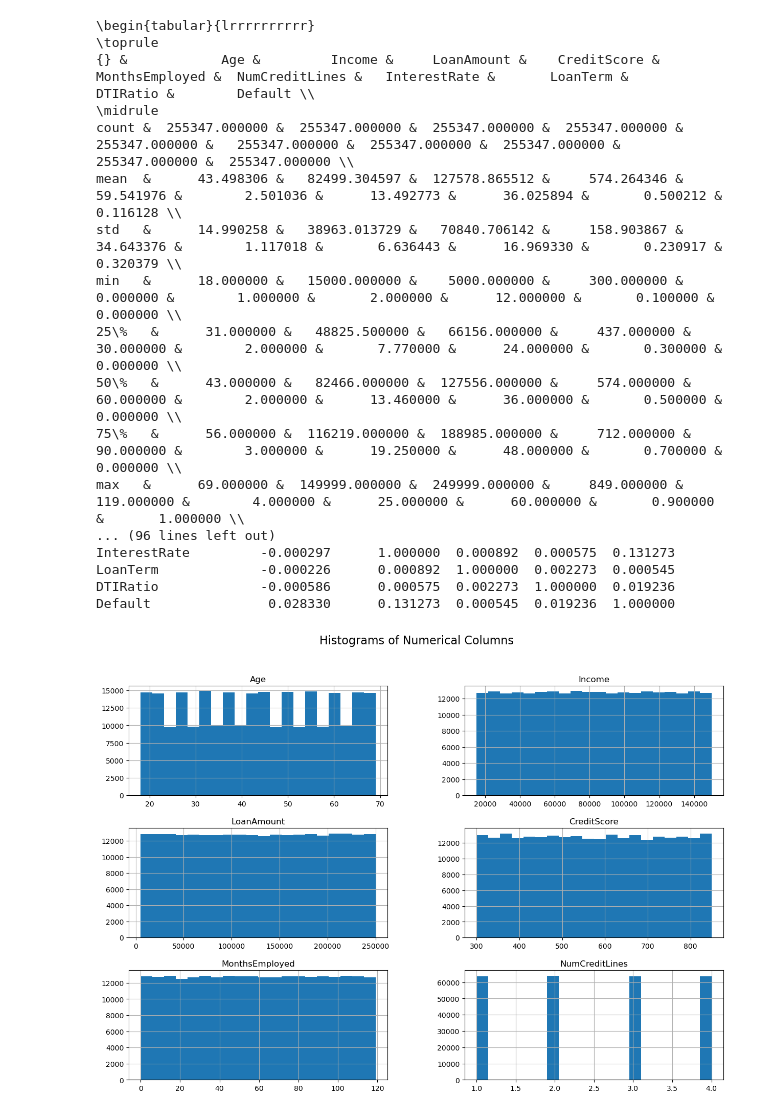
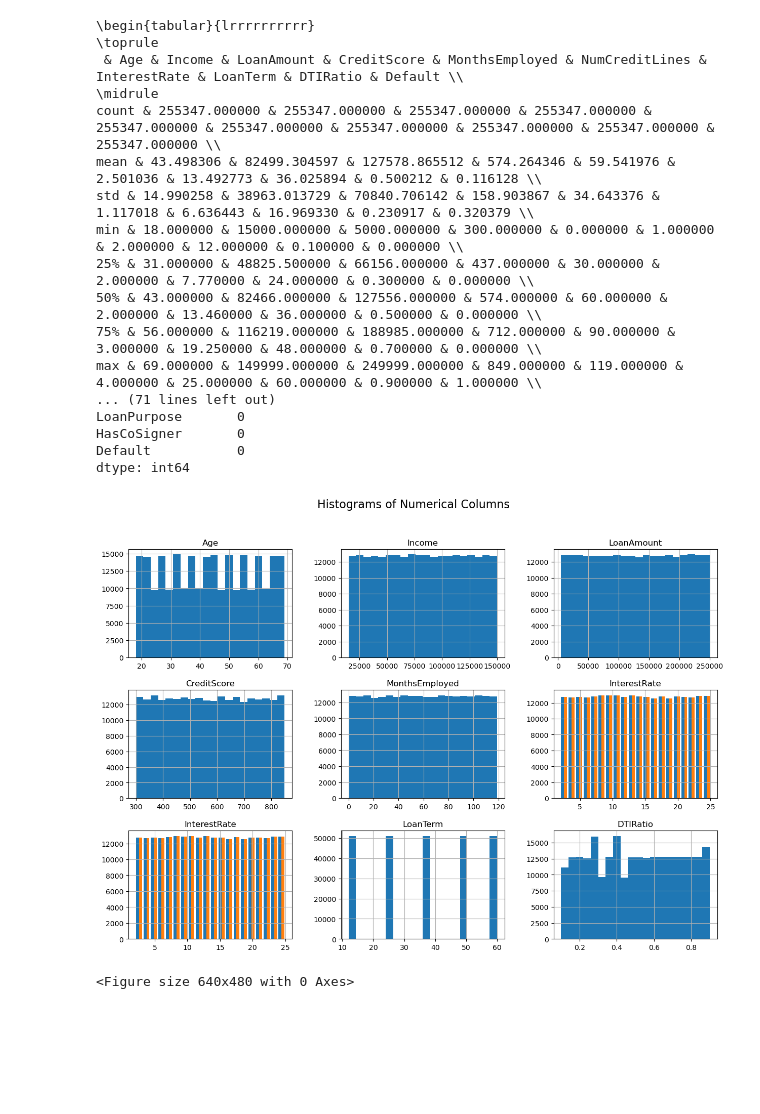
Before and after one commit to statds/course-paper-or-presentation-ChrisTruedson, a Jupyter notebook: code/STAT3494W Project Code.ipynb, the cells around one changed output. Cells and saved outputs as stored; diff of their text form; code cells hidden in the pictures; blank space fills up the shorter version.

Commit message:
extensive code updates including various models and visualizations

```diff
--- a/code/STAT3494W Project Code.ipynb
+++ b/code/STAT3494W Project Code.ipynb
@@ -35,38 +39,38 @@ unique_counts = loan_default.nunique()
 # Count of missing values in each column
 missing_counts = loan_default.isnull().sum()
 
-# Correlation matrix for numerical columns
-correlation_matrix = loan_default.corr()
-
 # Display these statistics
 print("Summary Statistics:\n", summary_stats)
 print("\nNumber of Unique Values:\n", unique_counts)
 print("\nMissing Value Counts:\n", missing_counts)
-print("\nCorrelation Matrix:\n", correlation_matrix)
 # %% [output]
 \begin{tabular}{lrrrrrrrrrr}
 \toprule
-{} &            Age &         Income &     LoanAmount &    CreditScore &  MonthsEmployed &  NumCreditLines &   InterestRate &       LoanTerm &       DTIRatio &        Default \\
+ & Age & Income & LoanAmount & CreditScore & MonthsEmployed & NumCreditLines & InterestRate & LoanTerm & DTIRatio & Default \\
 \midrule
-count &  255347.000000 &  255347.000000 &  255347.000000 &  255347.000000 &   255347.000000 &   255347.000000 &  255347.000000 &  255347.000000 &  255347.000000 &  255347.000000 \\
-mean  &      43.498306 &   82499.304597 &  127578.865512 &     574.264346 &       59.541976 &        2.501036 &      13.492773 &      36.025894 &       0.500212 &       0.116128 \\
-std   &      14.990258 &   38963.013729 &   70840.706142 &     158.903867 &       34.643376 &        1.117018 &       6.636443 &      16.969330 &       0.230917 &       0.320379 \\
-min   &      18.000000 &   15000.000000 &    5000.000000 &     300.000000 &        0.000000 &        1.000000 &       2.000000 &      12.000000 &       0.100000 &       0.000000 \\
-25\%   &      31.000000 &   48825.500000 &   66156.000000 &     437.000000 &       30.000000 &        2.000000 &       7.770000 &      24.000000 &       0.300000 &       0.000000 \\
-50\%   &      43.000000 &   82466.000000 &  127556.000000 &     574.000000 &       60.000000 &        2.000000 &      13.460000 &      36.000000 &       0.500000 &       0.000000 \\
-75\%   &      56.000000 &  116219.000000 &  188985.000000 &     712.000000 &       90.000000 &        3.000000 &      19.250000 &      48.000000 &       0.700000 &       0.000000 \\
-max   &      69.000000 &  149999.000000 &  249999.000000 &     849.000000 &      119.000000 &        4.000000 &      25.000000 &      60.000000 &       0.900000 &       1.000000 \\
-... (96 lines left out)
-InterestRate         -0.000297      1.000000  0.000892  0.000575  0.131273
-LoanTerm             -0.000226      0.000892  1.000000  0.002273  0.000545
-DTIRatio             -0.000586      0.000575  0.002273  1.000000  0.019236
-Default               0.028330      0.131273  0.000545  0.019236  1.000000
+count & 255347.000000 & 255347.000000 & 255347.000000 & 255347.000000 & 255347.000000 & 255347.000000 & 255347.000000 & 255347.000000 & 255347.000000 & 255347.000000 \\
+mean & 43.498306 & 82499.304597 & 127578.865512 & 574.264346 & 59.541976 & 2.501036 & 13.492773 & 36.025894 & 0.500212 & 0.116128 \\
+std & 14.990258 & 38963.013729 & 70840.706142 & 158.903867 & 34.643376 & 1.117018 & 6.636443 & 16.969330 & 0.230917 & 0.320379 \\
+min & 18.000000 & 15000.000000 & 5000.000000 & 300.000000 & 0.000000 & 1.000000 & 2.000000 & 12.000000 & 0.100000 & 0.000000 \\
+25% & 31.000000 & 48825.500000 & 66156.000000 & 437.000000 & 30.000000 & 2.000000 & 7.770000 & 24.000000 & 0.300000 & 0.000000 \\
+50% & 43.000000 & 82466.000000 & 127556.000000 & 574.000000 & 60.000000 & 2.000000 & 13.460000 & 36.000000 & 0.500000 & 0.000000 \\
+75% & 56.000000 & 116219.000000 & 188985.000000 & 712.000000 & 90.000000 & 3.000000 & 19.250000 & 48.000000 & 0.700000 & 0.000000 \\
+max & 69.000000 & 149999.000000 & 249999.000000 & 849.000000 & 119.000000 & 4.000000 & 25.000000 & 60.000000 & 0.900000 & 1.000000 \\
+... (71 lines left out)
+LoanPurpose       0
+HasCoSigner       0
+Default           0
+dtype: int64
 # %%
 # Create histograms for numerical columns
-numerical_columns = ['Age', 'Income', 'LoanAmount', 'CreditScore', 'MonthsEmployed', 'NumCreditLines']
+numerical_columns = ['Age', 'Income', 'LoanAmount', 'CreditScore', 'MonthsEmployed', 'InterestRate',
+                      'InterestRate', 'LoanTerm', 'DTIRatio']
 loan_default[numerical_columns].hist(bins=20, figsize=(15, 10))
 plt.suptitle("Histograms of Numerical Columns", fontsize=16)
 plt.show()
+# Save the plot as an SVG file
+plt.savefig("Histograms_of_numerical_columns.svg", format="svg")
 # %% [output]
-[figure, old version]
+[figure, new version]
+<Figure size 640x480 with 0 Axes>
 # %%
```
Also changed, not shown: parts of 55 cells of this notebook, 15 other files.
